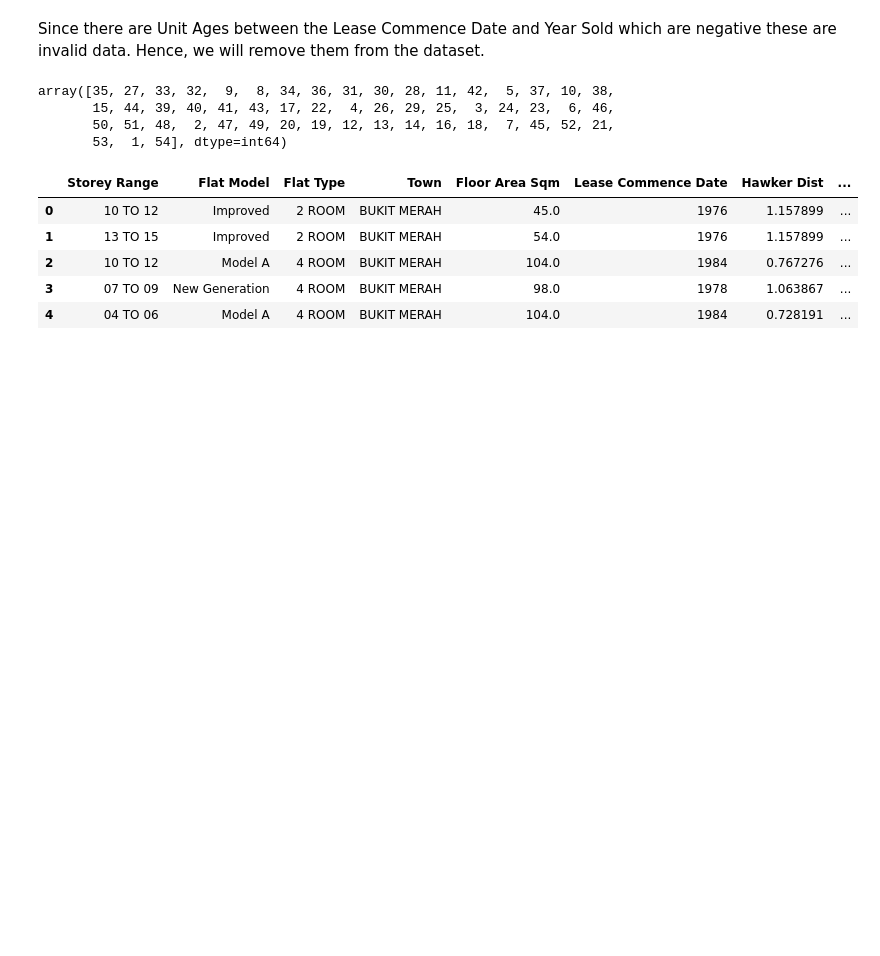
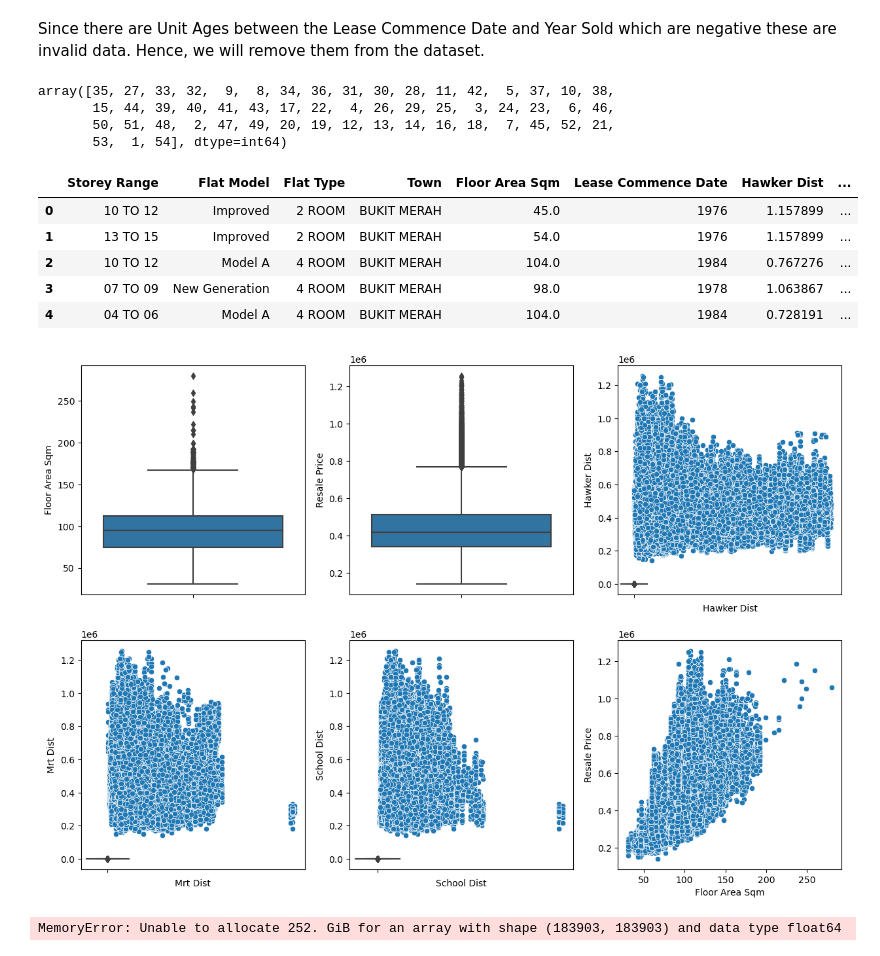
Before and after one commit to nightsinker/Predicting-HDB-Resale-Prices, a Jupyter notebook: RESALE_Data_Cleaning.ipynb, the cells around one changed output. Cells and saved outputs as stored; diff of their text form; code cells hidden in the pictures; blank space fills up the shorter version.

Commit message:
Outliers

```diff
--- a/RESALE_Data_Cleaning.ipynb
+++ b/RESALE_Data_Cleaning.ipynb
@@ -235,6 +288,47 @@ df.head()
 | 2 | 10 TO 12 | Model A | 4 ROOM | BUKIT MERAH | 104.0 | 1984 | 0.767276 | ... |
 | 3 | 07 TO 09 | New Generation | 4 ROOM | BUKIT MERAH | 98.0 | 1978 | 1.063867 | ... |
 | 4 | 04 TO 06 | Model A | 4 ROOM | BUKIT MERAH | 104.0 | 1984 | 0.728191 | ... |
+# %%
+import pandas as pd
+import matplotlib.pyplot as plt
+import seaborn as sns
+
+# Assuming 'df' is your DataFrame containing the relevant columns
+
+# Create subplots for each numeric variable
+fig, axes = plt.subplots(2, 3, figsize=(15, 10))
+
+# Plot box plots for each numeric variable
+sns.boxplot(data=df, y='Floor Area Sqm', ax=axes[0, 0])
+sns.boxplot(data=df, y='Resale Price', ax=axes[0, 1])
+sns.boxplot(data=df, y='Hawker Dist', ax=axes[0, 2])
+sns.boxplot(data=df, y='Mrt Dist', ax=axes[1, 0])
+sns.boxplot(data=df, y='School Dist', ax=axes[1, 1])
+
+# Plot scatter plots for each numeric variable against resale price
+sns.scatterplot(data=df, x='Floor Area Sqm', y='Resale Price', ax=axes[1, 2])
+sns.scatterplot(data=df, x='Hawker Dist', y='Resale Price', ax=axes[0, 2])
+sns.scatterplot(data=df, x='Mrt Dist', y='Resale Price', ax=axes[1, 0])
+sns.scatterplot(data=df, x='School Dist', y='Resale Price', ax=axes[1, 1])
+
+# Show the plots
+plt.show()
+
+# Calculate z-scores for each numeric variable
+z_scores = pd.DataFrame()
+z_scores['Floor Area Sqm'] = (df['Floor Area Sqm'] - df['Floor Area Sqm'].mean()) / df['Floor Area Sqm'].std()
+z_scores['Resale Price'] = (df['Resale Price'] - df['Resale Price'].mean()) / df['Resale Price'].std()
+z_scores['Hawker Dist'] = (df['Hawker Dist'] - df['Hawker Dist'].mean()) / df['Hawker Dist'].std()
+z_scores['Mrt Dist'] = (df['Mrt Dist'] - df['Mrt Dist'].mean()) / df['Mrt Dist'].std()
+z_scores['School Dist'] = (df['School Dist'] - df['School Dist'].mean()) / df['School Dist'].std()
+
+# Print rows with z-scores greater than 3 or less than -3 (potential outliers)
+outliers = df[(z_scores > 3) | (z_scores < -3).any(axis=1)]
+print("Rows with potential outliers:")
+print(outliers)
+# %% [output]
+[figure, added]
+MemoryError: Unable to allocate 252. GiB for an array with shape (183903, 183903) and data type float64
 # %%
 df.to_csv('clean_Resale.csv')
 df
```
Also changed, not shown: parts of 2 cells of this notebook.
